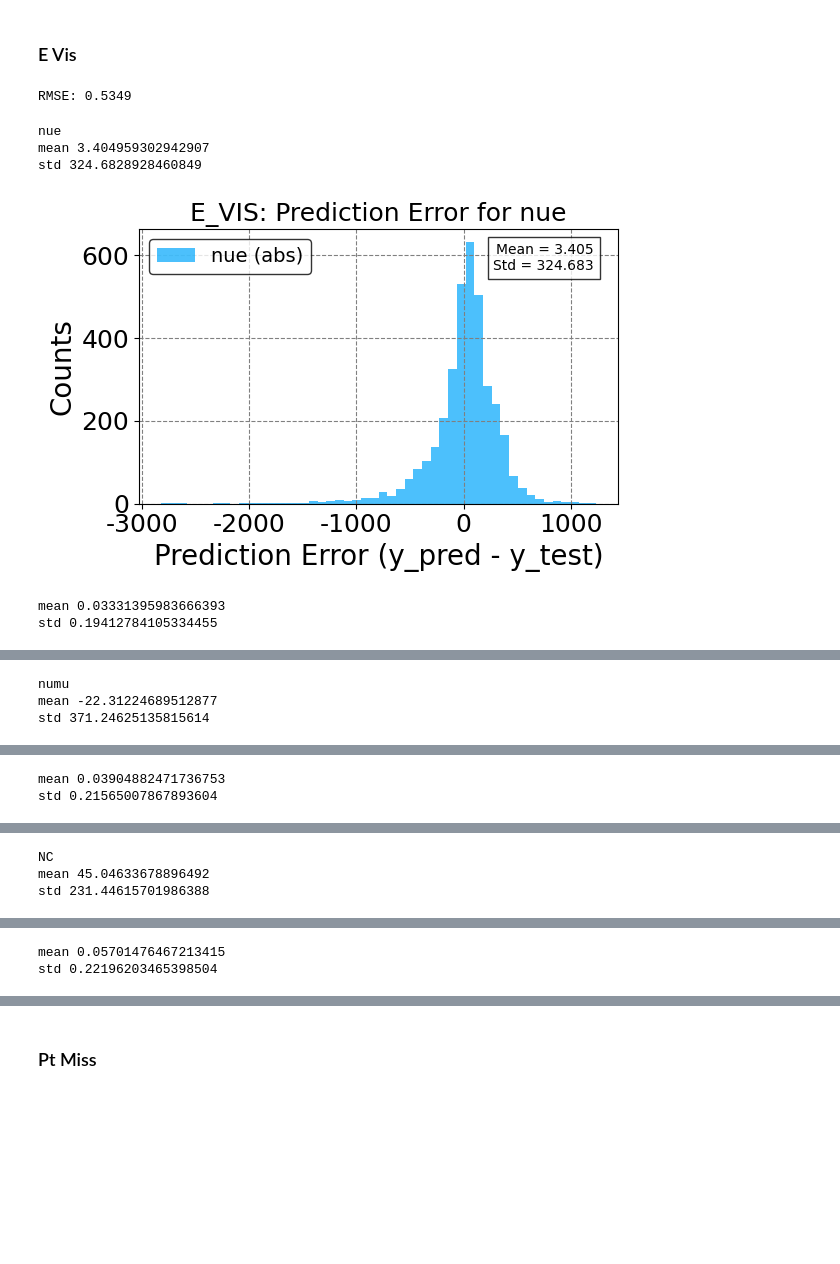
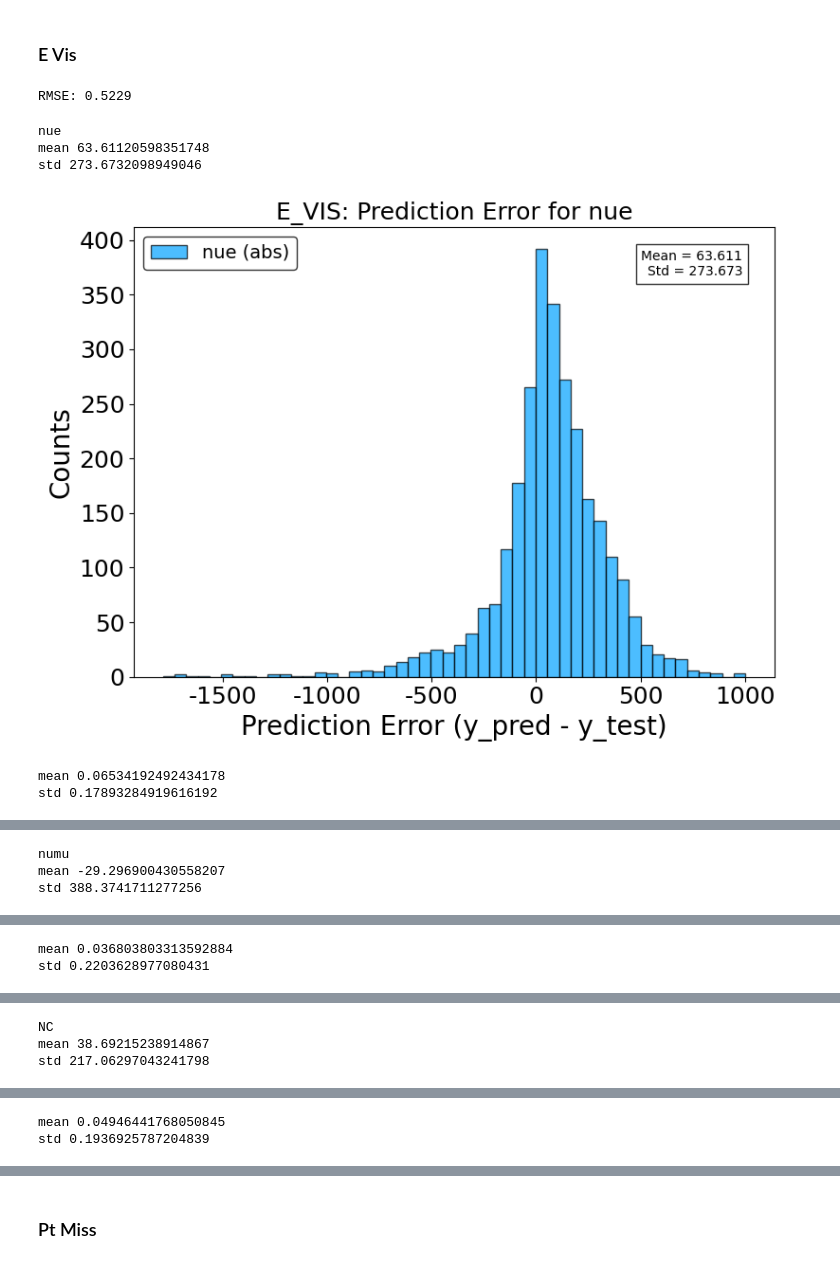
Before and after one commit to saulam/faserDL, a Jupyter notebook: BDTbaseline/bdt_training.ipynb, the cells around one changed output, grey strips where cells are left out. Cells and saved outputs as stored; diff of their text form; code cells hidden in the pictures; blank space fills up the shorter version.

```diff
--- a/BDTbaseline/bdt_training.ipynb
+++ b/BDTbaseline/bdt_training.ipynb
@@ -359,7 +359,7 @@ device = torch.device('cuda' if torch.cuda.is_available() else 'cpu')
 
 parser = ini_argparse()
 args = parser.parse_args([])
-args.dataset_path = "/scratch/salonso/sparse-nns/faser/events_v3.5"
+args.dataset_path = "/scratch/salonso/sparse-nns/faser/events_v5.1"
 args.batch_size = 32
 args.num_workers = 32
 
@@ -466,7 +466,7 @@ y_pred = xgb_reg.predict(X_test)
 rmse = np.sqrt(mean_squared_error(y_test, y_pred))
 print(f"RMSE: {rmse:.4f}")
 # %% [output]
-RMSE: 0.5349
+RMSE: 0.5229
 # %%
 y_pred = y_pred*dataset.metadata["e_vis"]["std"] + dataset.metadata["e_vis"]["mean"]
 y_test = y_test*dataset.metadata["e_vis"]["std"] + dataset.metadata["e_vis"]["mean"]
@@ -488,47 +488,45 @@ for i in range(4):
     print("mean", mean_abs)
     print("std", std_abs)
 
-    plt.hist(diff, bins=50, label=f'{flavour_labels[i]} (abs)', alpha=0.7)
+    plt.hist(diff, bins=50, label=f'{flavour_labels[i]} (abs)', alpha=0.7, edgecolor='black')
     plt.xlabel('Prediction Error (y_pred - y_test)')
     plt.ylabel('Counts')
     plt.title(f'E_VIS: Prediction Error for {flavour_labels[i]}')
     plt.legend()
-    plt.grid(True)
 
     # Show mean and std on the plot
     textstr = f"Mean = {mean_abs:.3f}\nStd = {std_abs:.3f}"
     plt.text(0.95, 0.95, textstr, transform=plt.gca().transAxes,
              fontsize=10, verticalalignment='top', horizontalalignment='right',
              bbox=dict(facecolor='white', alpha=0.8))
 
     plt.show()
 
     rel = diff / y_test[mask]
 
     mean_rel = rel.mean()
     std_rel = rel.std()
 
     print("mean", mean_rel)
     print("std", std_rel)
 
-    plt.hist(rel, bins=50, label=f'{flavour_labels[i]} (rel)', alpha=0.7)
+    plt.hist(rel, bins=50, label=f'{flavour_labels[i]} (rel)', alpha=0.7, edgecolor='black')
     plt.xlabel('Relative Prediction Error')
     plt.ylabel('Counts')
     plt.title(f'E_VIS: Relative Prediction Error for {flavour_labels[i]}')
     plt.legend()
-    plt.grid(True)
 
     # Show mean and std on the plot
     textstr = f"Mean = {mean_rel:.3f}\nStd = {std_rel:.3f}"
     plt.text(0.95, 0.95, textstr, transform=plt.gca().transAxes,
              fontsize=10, verticalalignment='top', horizontalalignment='right',
              bbox=dict(facecolor='white', alpha=0.8))
 
     plt.show()
 # %% [output]
 nue
-mean 3.404959302942907
-std 324.6828928460849
+mean 63.61120598351748
+std 273.6732098949046
-[figure, old version]
+[figure, new version]
-mean 0.03331395983666393
-std 0.19412784105334455
+mean 0.06534192492434178
+std 0.17893284919616192
@@ -536,3 +534,3 @@ std 0.19412784105334455
 numu
-mean -22.31224689512877
-std 371.24625135815614
+mean -29.296900430558207
+std 388.3741711277256
@@ -540,2 +538,2 @@ std 371.24625135815614
-mean 0.03904882471736753
-std 0.21565007867893604
+mean 0.036803803313592884
+std 0.2203628977080431
@@ -543,3 +541,3 @@ std 0.21565007867893604
 NC
-mean 45.04633678896492
-std 231.44615701986388
+mean 38.69215238914867
+std 217.06297043241798
@@ -547,2 +545,2 @@ std 231.44615701986388
-mean 0.05701476467213415
-std 0.22196203465398504
+mean 0.04946441768050845
+std 0.1936925787204839
```
Also changed, not shown: parts of 10 cells of this notebook, 2 other files.
